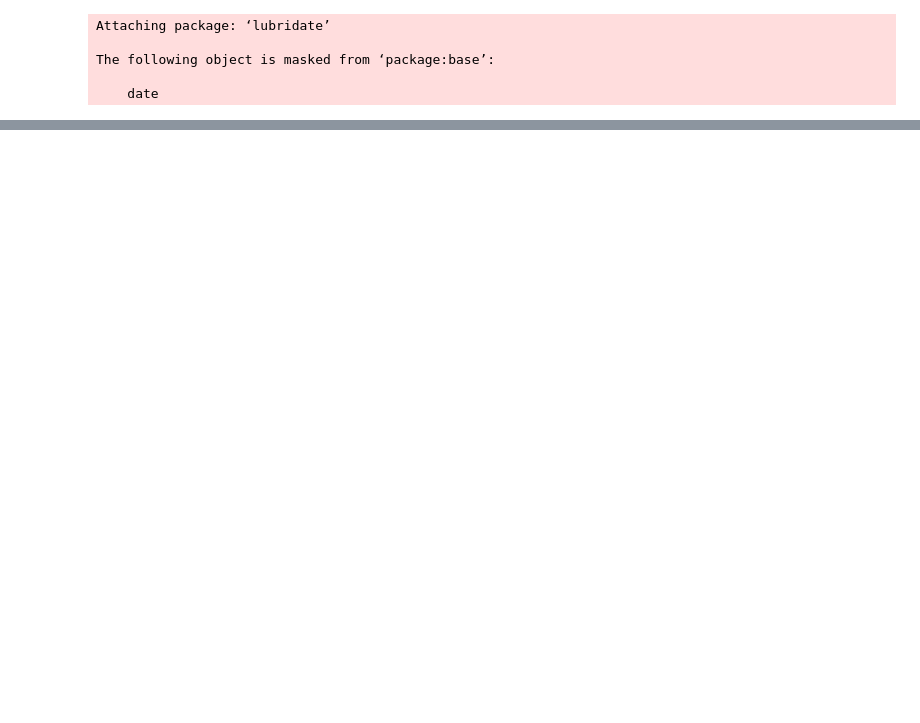
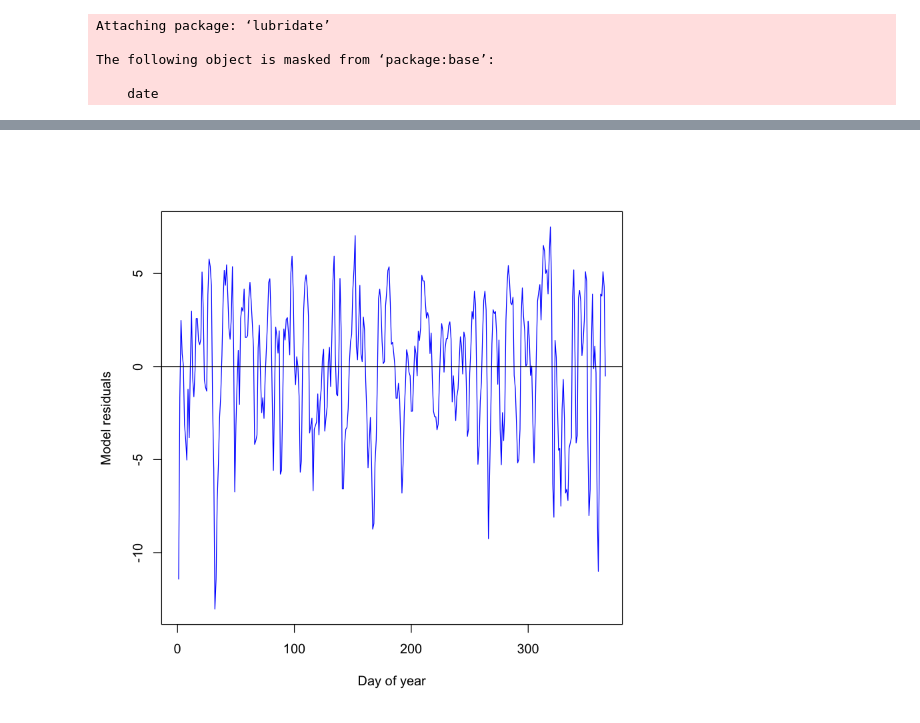
Before and after one commit to dongmeic/climate-space, a Jupyter notebook: notebooks/predictDailyFromMonthly.R.ipynb, the cells around one changed output, grey strips where cells are left out. Saved outputs shown, nothing was run; the diff lists cells and outputs as text; code cells hidden in the pictures; blank space fills up the shorter version.

```diff
--- a/notebooks/predictDailyFromMonthly.R.ipynb
+++ b/notebooks/predictDailyFromMonthly.R.ipynb
@@ -149,0 +110,9 @@ points(xv, unlist(pseudo.errors), pch=16, col=rgb(0, 0, 0, 0.2))
+# %%
+plot(mod1$resid ~ daily$YDAY,
+     type='l',
+     col=4,
+     xlab='Day of year',
+     ylab='Model residuals')
+abline(h=0)
+# %% [output]
+[figure, added]
```
Also changed, not shown: parts of 43 cells of this notebook, 2 other files.
